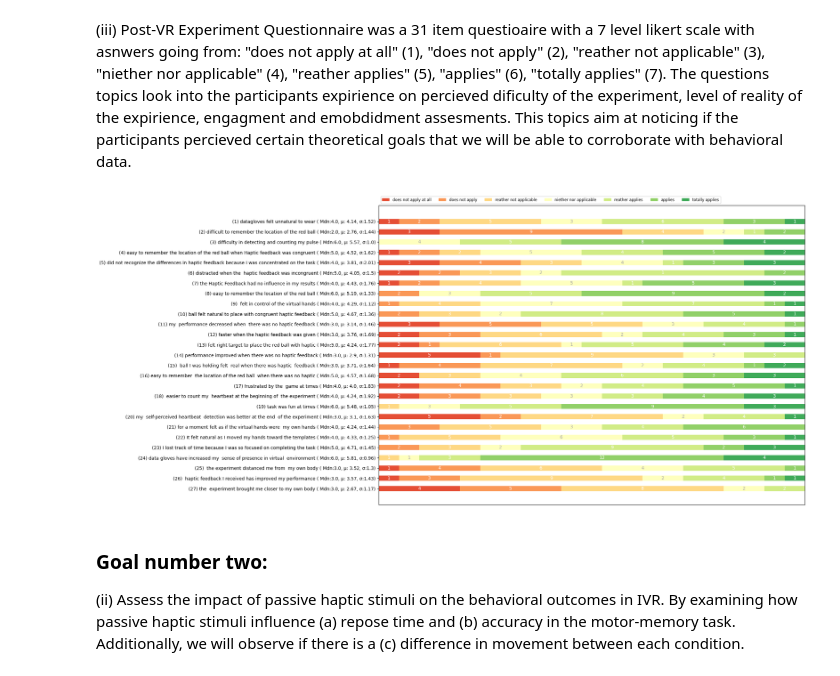
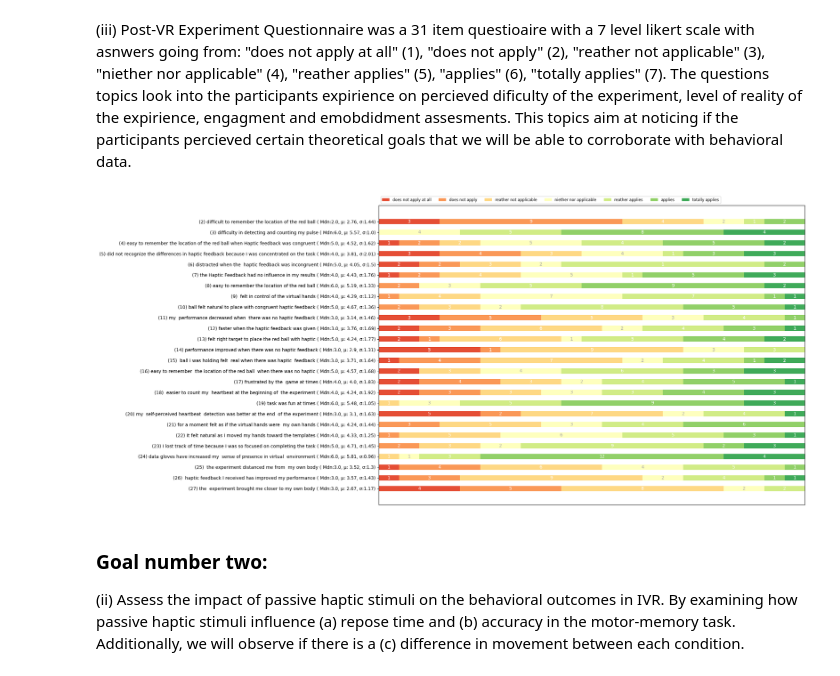
Before and after one commit to BenjaminDupre/m-b_thesis, a Jupyter notebook: OLD/Analysis.ipynb, the cells around one changed output. Drawn from its saved outputs; the diff is of its cells as text; code cells hidden in the pictures.

```diff
--- a/OLD/Analysis.ipynb
+++ b/OLD/Analysis.ipynb
@@ -142,14 +142,14 @@ FileNotFoundError: [Errno 2] No such file or directory: '/workspaces/m-b_thesis/
 # %%
 ####### VRF Qestionaire
 # Get the absolute path of the notebook file
-notebook_path = os.path.abspath("metdata_analysis.py")
+#notebook_path = os.path.abspath("/home/perdices/Dokumente/Github/m-b_thesis/Analysis/meta-data.csv")
 
 # Construct the path to the meta-data.csv file using os.path.join()
-data_directory = os.path.join(os.path.dirname(notebook_path), "Data")
-csv_file_path = os.path.join(data_directory, "meta-data.csv")
+#data_directory = os.path.join(os.path.dirname(notebook_path), "Data")
+#csv_file_path = os.path.join(data_directory, "meta-data.csv")
 
 # Load the CSV file into a DataFrame
-metadat1 = pd.read_csv(csv_file_path, na_values=" ")
+metadat1 = pd.read_csv('/home/perdices/Dokumente/Github/m-b_thesis/Analysis/meta-data.csv', na_values=" ")
 
 # Drop rows with indices 14 and 22 from the DataFrame
 metadat = metadat1.drop([14, 22])
@@ -189,7 +189,7 @@ results = {
         'median': round(np.median(metadat[f'post_VRF{x}']),2)
 
     }
-    for x in range(1, 28)
+    for x in range(2, 28)
 }
 def survey(results, category_names):
     """
@@ -212,34 +212,34 @@ def survey(results, category_names):
     category_colors = plt.colormaps['RdYlGn'](
         np.linspace(0.15, 0.85, data.shape[1]))
 
     fig, ax = plt.subplots(figsize=(17, 12))
     ax.invert_yaxis()
     ax.xaxis.set_visible(False)
     ax.set_xlim(0, np.sum(data, axis=1).max())
 
     for i, (colname, color) in enumerate(zip(category_names, category_colors)):
         widths = data[:, i]
         starts = data_cum[:, i] - widths
         rects = ax.barh(labels,widths, left=starts, height=0.5,
                         label=colname, color=color)
 
         r, g, b, _ = color
         text_color = 'white' if r * g * b < 0.5 else 'darkgrey'
             # format the number of decimal places and replace 0 with an empty string
         #bar_labels = widths
 
         bar_labels = np.char.replace(list(map(str,widths)),'0','')  #widths[j] if widths[j] > 0 for j in enumerate(widths) else ''
         ax.bar_label(rects,labels=bar_labels ,label_type='center', color=text_color)
     ax.legend(ncol=len(category_names), bbox_to_anchor=(0, 1),
               loc='lower left', fontsize='small')
 
     return fig, ax
 
 
 survey(results, category_names)
 plt.show()
 # %% [output]
-[figure, old version]
+[figure, new version]
 # %% [markdown]
 ### Goal number two:
 (ii) Assess the impact of passive haptic stimuli on the behavioral outcomes in IVR. By
```
Also changed, not shown: parts of 3 cells of this notebook, 2 other files.
